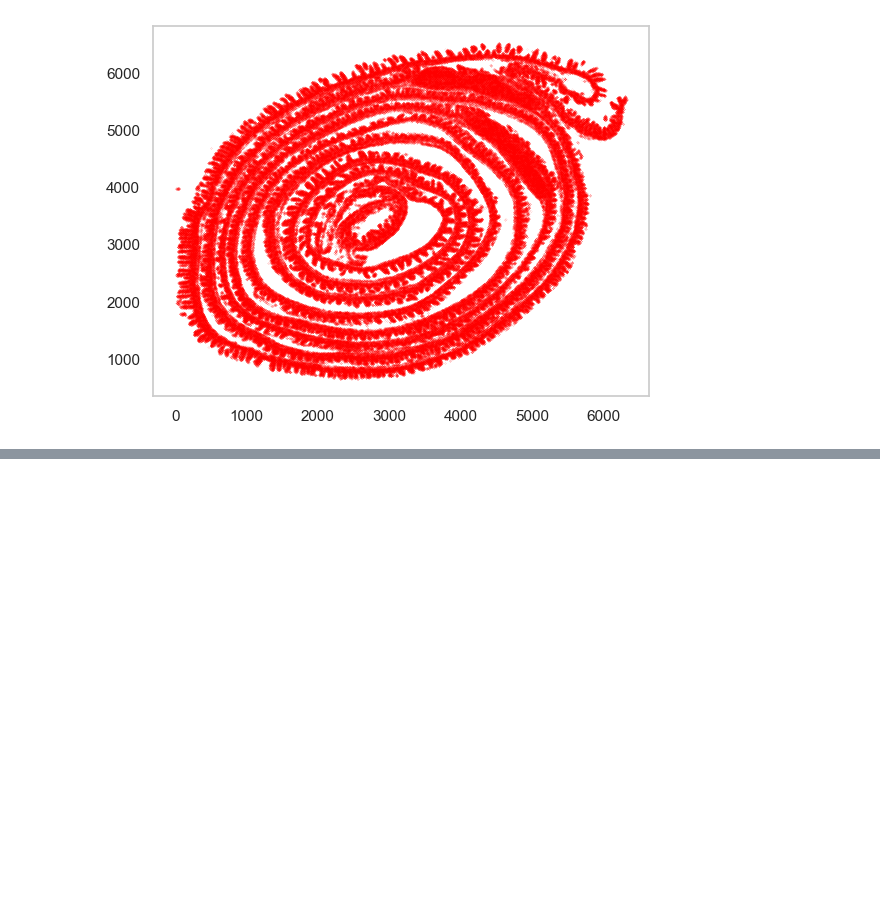
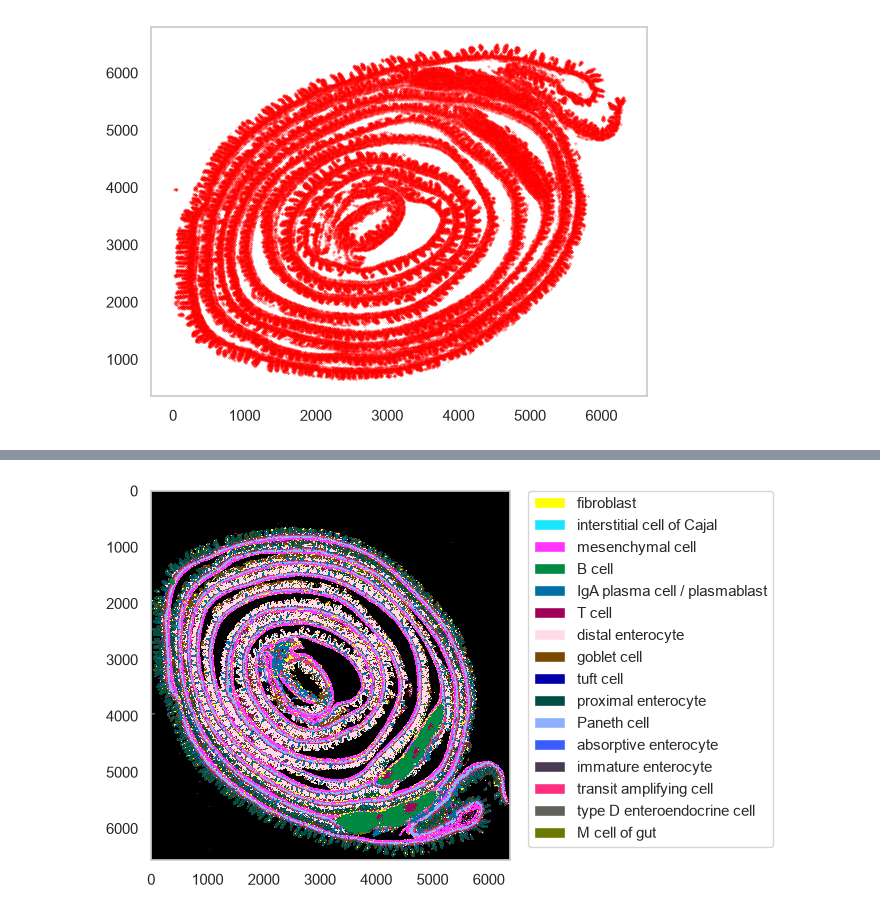
Before and after one commit to pnucolab/CeLLMan, a Jupyter notebook: notebooks/visiumhd_small_intestine.ipynb, the cells around one changed output, grey strips where cells are left out. Drawn from its saved outputs; the diff is of its cells as text; code cells hidden in the pictures; blank space fills up the shorter version.

```diff
--- a/notebooks/visiumhd_small_intestine.ipynb
+++ b/notebooks/visiumhd_small_intestine.ipynb
@@ -236,0 +423,4 @@ ds.plot_celltypes_map(show_annotation=True, save_to_spatialdata=False,
+# %%
+ds.plot_celltypes_map(show_annotation=True)
+# %% [output]
+[figure, added]
```
Also changed, not shown: parts of 41 cells of this notebook, 33 other files.
